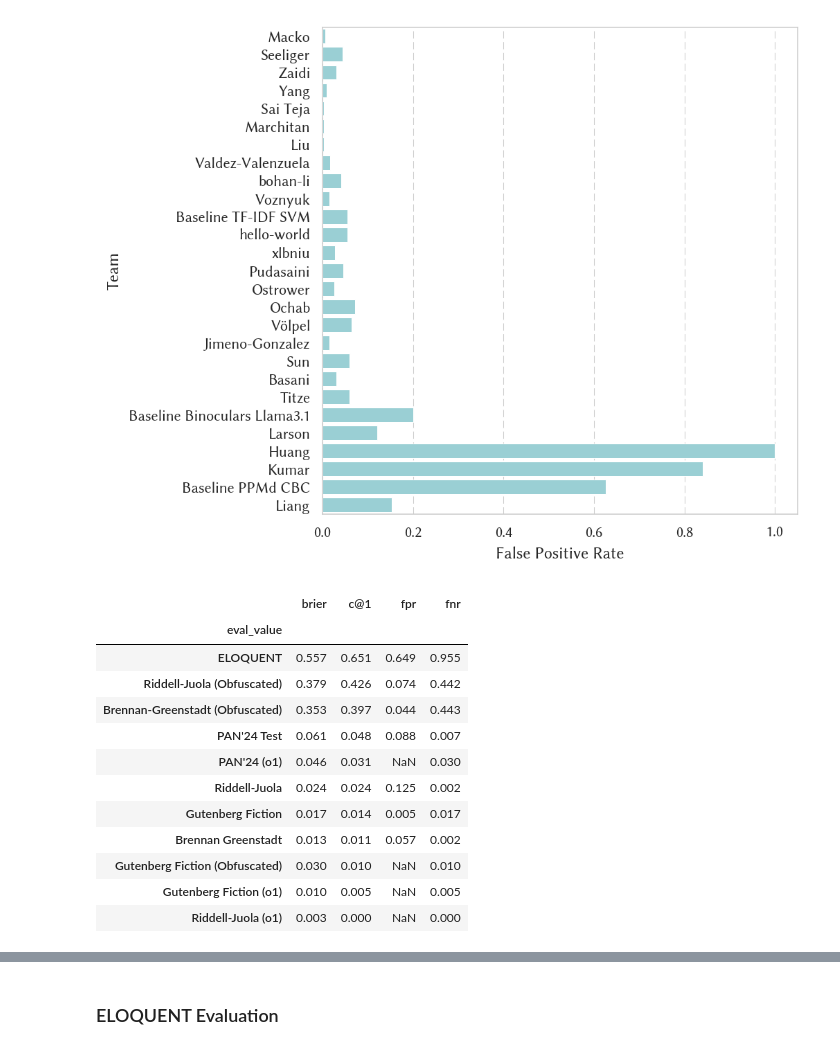
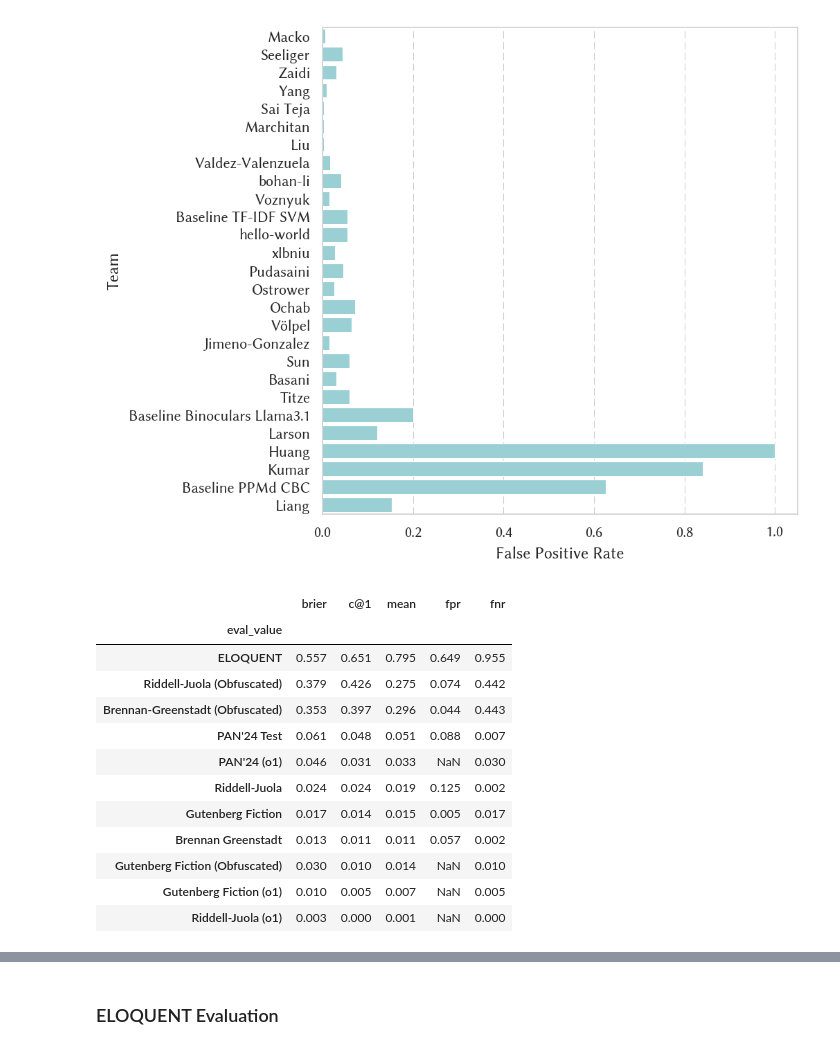
Before and after one commit to pan-webis-de/pan25-generative-ai-authorship-verification, a Jupyter notebook: notebooks/task_eval.ipynb, the cells around one changed output, grey strips where cells are left out. Saved outputs shown, nothing was run; the diff lists cells and outputs as text; code cells hidden in the pictures.

```diff
--- a/notebooks/task_eval.ipynb
+++ b/notebooks/task_eval.ipynb
@@ -384,25 +436,26 @@ plt.show()
 # %% [output]
 [figure]
 # %%
-pan_dataset_difficulty_all = df_run_eval.query('eval_field == "source"')[['brier', 'c@1', 'fpr', 'fnr']]
+pan_dataset_difficulty_all = df_run_eval.query('eval_field == "source"')[['brier', 'c@1', 'mean', 'fpr', 'fnr']]
 pan_dataset_difficulty_all['brier'] = 1.0 - pan_dataset_difficulty_all['brier']
 pan_dataset_difficulty_all['c@1'] = 1.0 - pan_dataset_difficulty_all['c@1']
+pan_dataset_difficulty_all['mean'] = 1.0 - pan_dataset_difficulty_all['mean']
 pan_dataset_difficulty = pan_dataset_difficulty_all.groupby(['eval_value']).median(numeric_only=True).sort_values(['c@1'], ascending=False)
 pan_dataset_difficulty.round(3)
 # %% [output]
-|  | brier | c@1 | fpr | fnr |
-| eval_value |  |  |  |  |
-| ELOQUENT | 0.557 | 0.651 | 0.649 | 0.955 |
-| Riddell-Juola (Obfuscated) | 0.379 | 0.426 | 0.074 | 0.442 |
-| Brennan-Greenstadt (Obfuscated) | 0.353 | 0.397 | 0.044 | 0.443 |
-| PAN'24 Test | 0.061 | 0.048 | 0.088 | 0.007 |
-| PAN'24 (o1) | 0.046 | 0.031 | NaN | 0.030 |
-| Riddell-Juola | 0.024 | 0.024 | 0.125 | 0.002 |
-| Gutenberg Fiction | 0.017 | 0.014 | 0.005 | 0.017 |
-| Brennan Greenstadt | 0.013 | 0.011 | 0.057 | 0.002 |
-| Gutenberg Fiction (Obfuscated) | 0.030 | 0.010 | NaN | 0.010 |
-| Gutenberg Fiction (o1) | 0.010 | 0.005 | NaN | 0.005 |
-| Riddell-Juola (o1) | 0.003 | 0.000 | NaN | 0.000 |
+|  | brier | c@1 | mean | fpr | fnr |
+| eval_value |  |  |  |  |  |
+| ELOQUENT | 0.557 | 0.651 | 0.795 | 0.649 | 0.955 |
+| Riddell-Juola (Obfuscated) | 0.379 | 0.426 | 0.275 | 0.074 | 0.442 |
+| Brennan-Greenstadt (Obfuscated) | 0.353 | 0.397 | 0.296 | 0.044 | 0.443 |
+| PAN'24 Test | 0.061 | 0.048 | 0.051 | 0.088 | 0.007 |
+| PAN'24 (o1) | 0.046 | 0.031 | 0.033 | NaN | 0.030 |
+| Riddell-Juola | 0.024 | 0.024 | 0.019 | 0.125 | 0.002 |
+| Gutenberg Fiction | 0.017 | 0.014 | 0.015 | 0.005 | 0.017 |
+| Brennan Greenstadt | 0.013 | 0.011 | 0.011 | 0.057 | 0.002 |
+| Gutenberg Fiction (Obfuscated) | 0.030 | 0.010 | 0.014 | NaN | 0.010 |
+| Gutenberg Fiction (o1) | 0.010 | 0.005 | 0.007 | NaN | 0.005 |
+| Riddell-Juola (o1) | 0.003 | 0.000 | 0.001 | NaN | 0.000 |
 # %%
 teams_top10 = pan_leaderboard_source.index.get_level_values('team')[:10]
 pan_dataset_difficulty_top10_all = pan_dataset_difficulty_all.query('team in @teams_top10')
```
Also changed, not shown: parts of 10 cells of this notebook.
